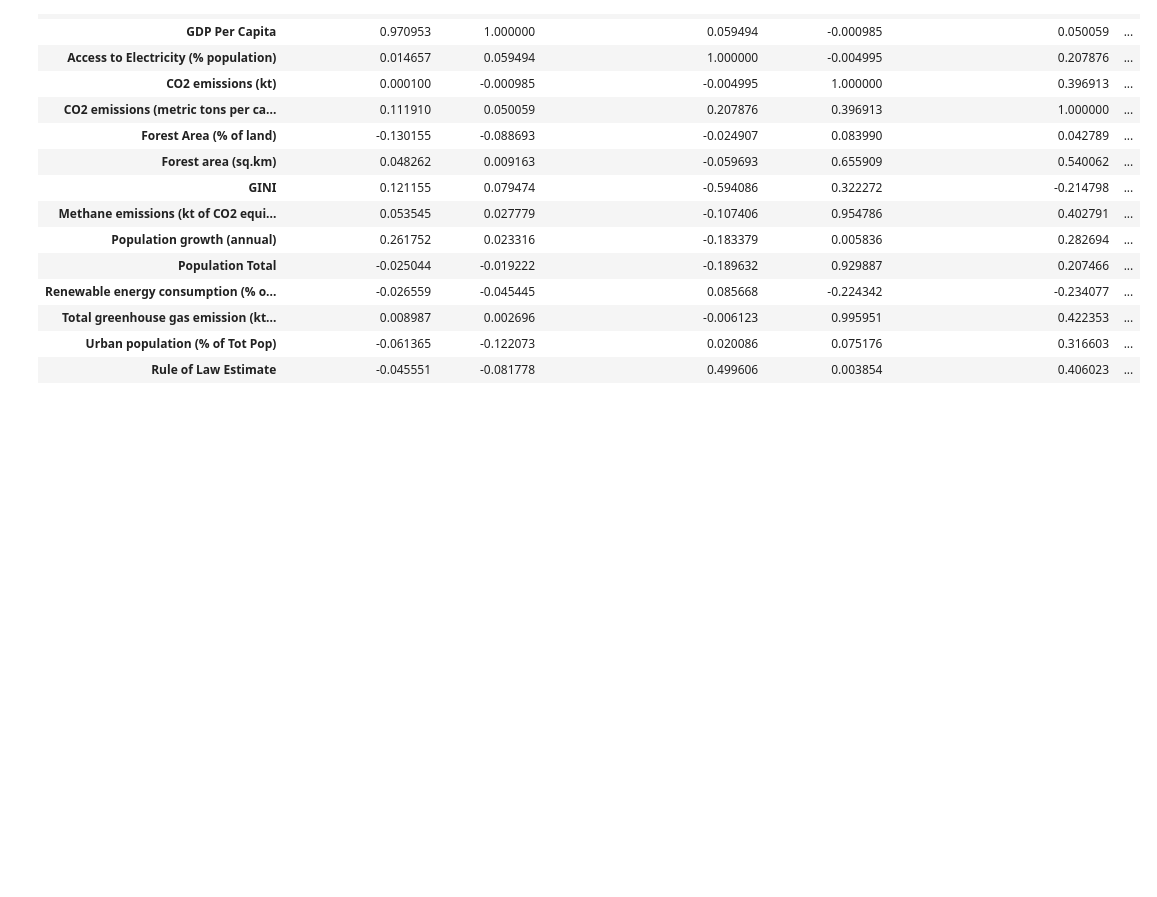
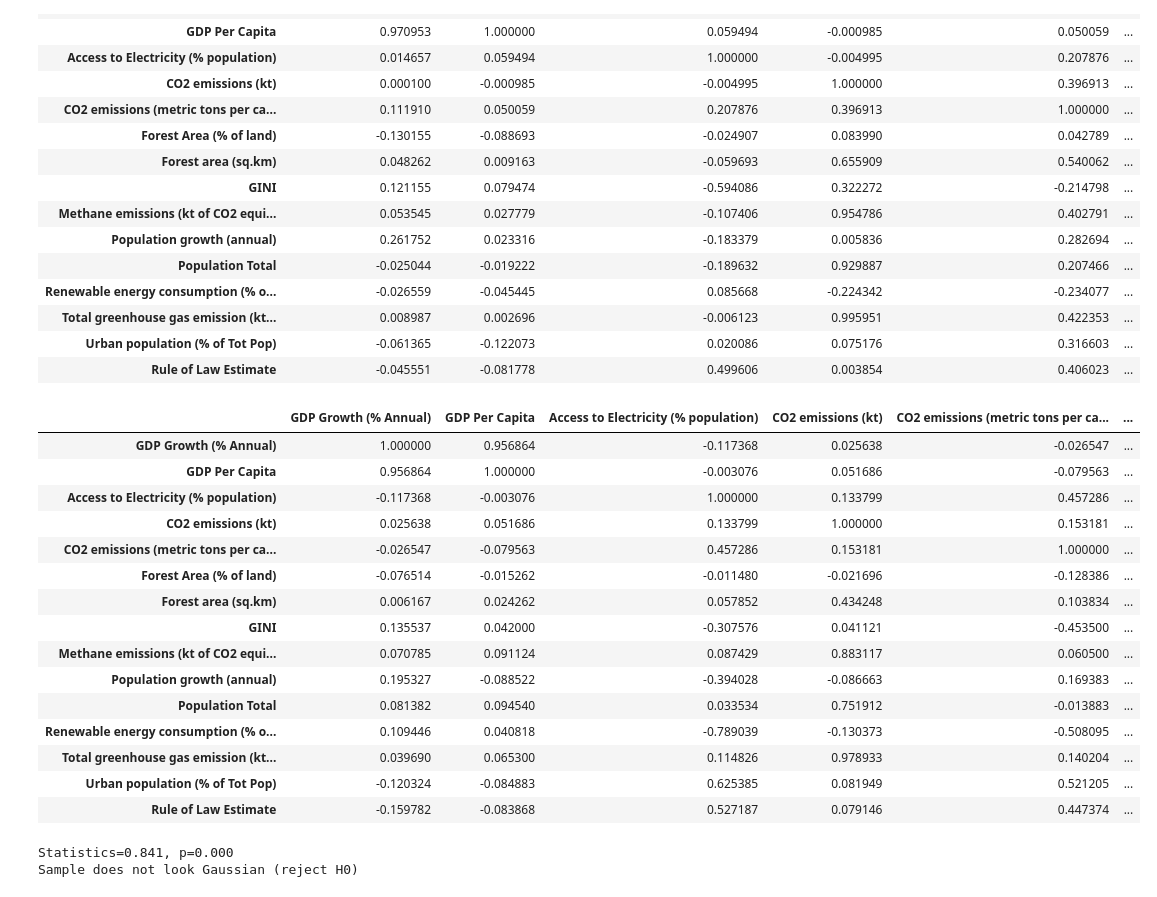
Before and after one commit to FedericoMRenaud/Proyect-One, a Jupyter notebook: All_data_frames/Merging_1998-2018.ipynb, the cells around one changed output. Cells and saved outputs as stored; diff of their text form; code cells hidden in the pictures; blank space fills up the shorter version.

Commit message:
Adding normality tests for OECD members, not all is parameric

```diff
--- a/All_data_frames/Merging_1998-2018.ipynb
+++ b/All_data_frames/Merging_1998-2018.ipynb
@@ -586,0 +584,33 @@ OECD_df.corr()
+# %%
+# Correlations all countries
+merge_rules.corr()
+# %% [output]
+|  | GDP Growth (% Annual) | GDP Per Capita | Access to Electricity (% population) | CO2 emissions (kt) | CO2 emissions (metric tons per ca... | ... |
+| GDP Growth (% Annual) | 1.000000 | 0.956864 | -0.117368 | 0.025638 | -0.026547 | ... |
+| GDP Per Capita | 0.956864 | 1.000000 | -0.003076 | 0.051686 | -0.079563 | ... |
+| Access to Electricity (% population) | -0.117368 | -0.003076 | 1.000000 | 0.133799 | 0.457286 | ... |
+| CO2 emissions (kt) | 0.025638 | 0.051686 | 0.133799 | 1.000000 | 0.153181 | ... |
+| CO2 emissions (metric tons per ca... | -0.026547 | -0.079563 | 0.457286 | 0.153181 | 1.000000 | ... |
+| Forest Area (% of land) | -0.076514 | -0.015262 | -0.011480 | -0.021696 | -0.128386 | ... |
+| Forest area (sq.km) | 0.006167 | 0.024262 | 0.057852 | 0.434248 | 0.103834 | ... |
+| GINI | 0.135537 | 0.042000 | -0.307576 | 0.041121 | -0.453500 | ... |
+| Methane emissions (kt of CO2 equi... | 0.070785 | 0.091124 | 0.087429 | 0.883117 | 0.060500 | ... |
+| Population growth (annual) | 0.195327 | -0.088522 | -0.394028 | -0.086663 | 0.169383 | ... |
+| Population Total | 0.081382 | 0.094540 | 0.033534 | 0.751912 | -0.013883 | ... |
+| Renewable energy consumption (% o... | 0.109446 | 0.040818 | -0.789039 | -0.130373 | -0.508095 | ... |
+| Total greenhouse gas emission (kt... | 0.039690 | 0.065300 | 0.114826 | 0.978933 | 0.140204 | ... |
+| Urban population (% of Tot Pop) | -0.120324 | -0.084883 | 0.625385 | 0.081949 | 0.521205 | ... |
+| Rule of Law Estimate | -0.159782 | -0.083868 | 0.527187 | 0.079146 | 0.447374 | ... |
+# %%
+# normality test OECD
+stat, p = shapiro(OECD_df["Rule of Law Estimate"])
+print('Statistics=%.3f, p=%.3f' % (stat, p))
+# interpret
+alpha = 0.05
+if p > alpha:
+	print('Sample looks Gaussian (fail to reject H0)')
+else:
+	print('Sample does not look Gaussian (reject H0)')
+# %% [output]
+Statistics=0.841, p=0.000
+Sample does not look Gaussian (reject H0)
```
Also changed, not shown: parts of 7 cells of this notebook.
